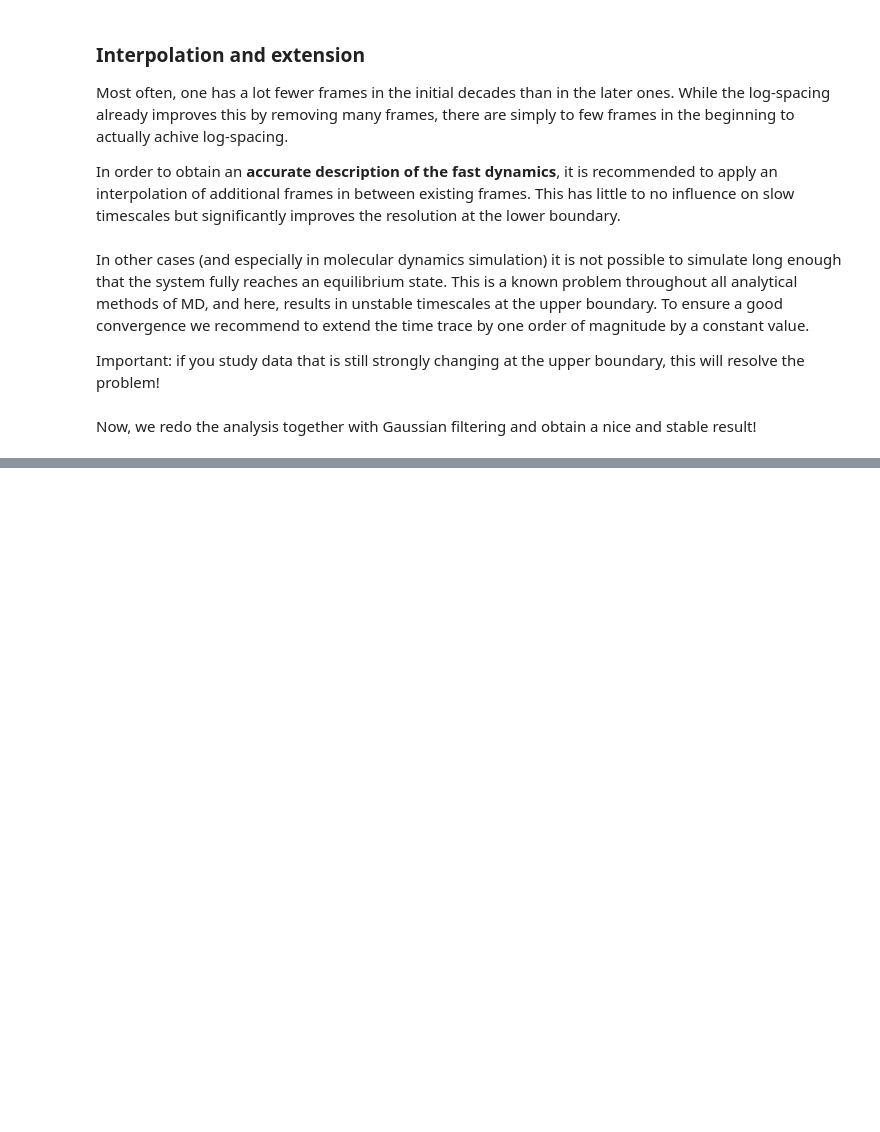
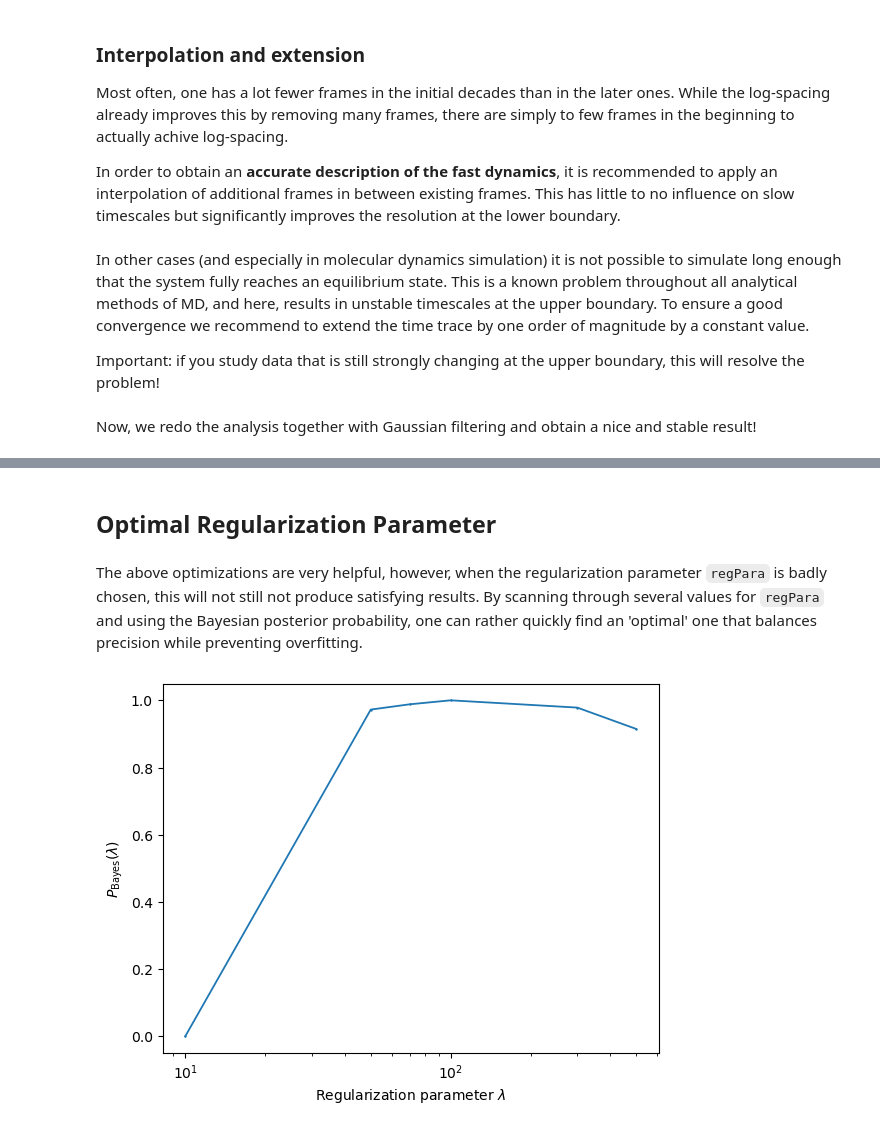
Before and after one commit to dorbath/TimeScaleAnalysis, a Jupyter notebook: tutorial/Tutorial_github.ipynb, the cells around one changed output, grey strips where cells are left out. Drawn from its saved outputs; the diff is of its cells as text; code cells hidden in the pictures; blank space fills up the shorter version.

```diff
--- a/tutorial/Tutorial_github.ipynb
+++ b/tutorial/Tutorial_github.ipynb
@@ -174,0 +161,21 @@ for idxObs in range(tsa_best.data_mean.shape[1]):
+# %% [markdown]
+## Optimal Regularization Parameter
+# %% [markdown]
+The above optimizations are very helpful, however, when the regularization parameter `regPara` is badly chosen, this will not still not produce satisfying results.
+By scanning through several values for `regPara` and using the Bayesian posterior probability, one can rather quickly find an 'optimal' one that balances precision while preventing overfitting.
+# %%
+scanned_regPara = [10, 50, 70, 100, 300, 500, 1000]
+P_Bayes = timescaleanalysis.timescales.derive_optimal_regularization(
+    tsa_best,
+    idxObs=2,
+    regPara=scanned_regPara,
+    startTime=1e0,
+    sigma=6,
+)
+plt.plot(scanned_regPara, P_Bayes, marker='+', ms=2.0, lw=1.3)
+plt.xscale('symlog', subs=[2,3,4,5,6,7,8,9], linthresh=1e-2)
+plt.xlabel(r'Regularization parameter $\lambda$')
+plt.ylabel(r'$P_{\mathrm{Bayes}}(\lambda)$')
+plt.show()
+# %% [output]
+[figure, added]
```
Also changed, not shown: parts of 3 cells of this notebook, 3 other files.
